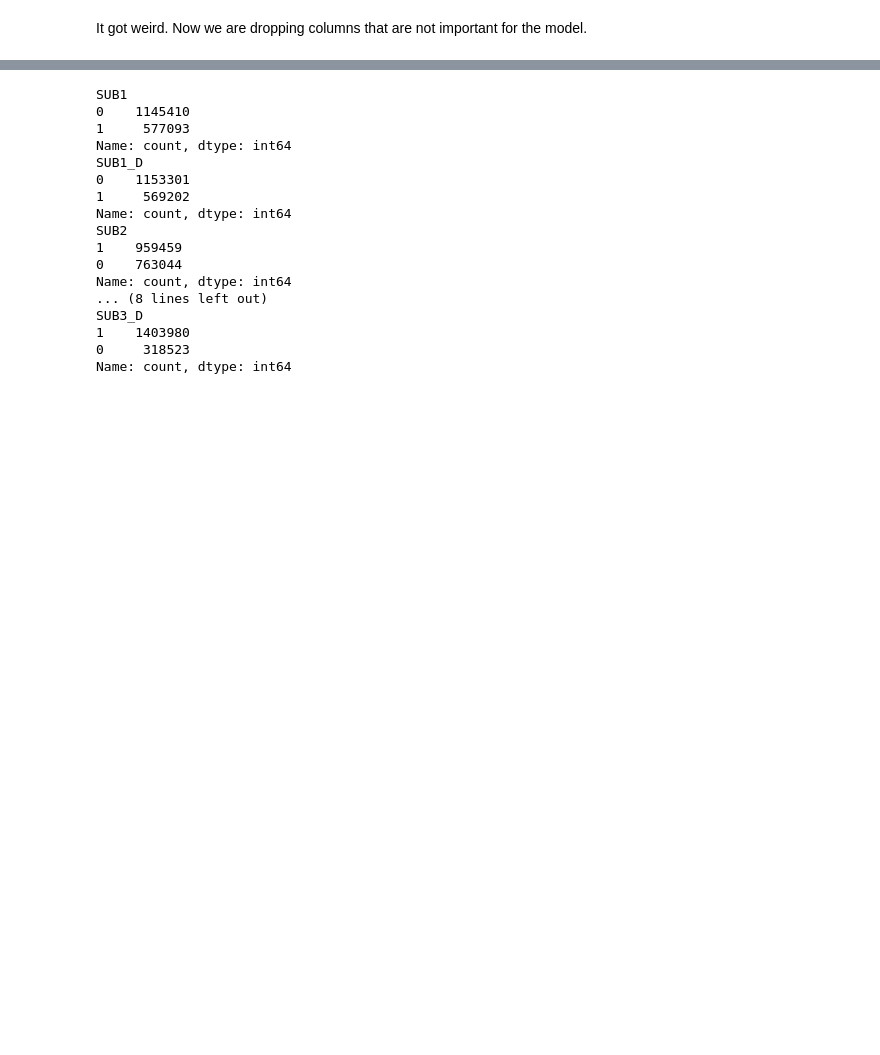
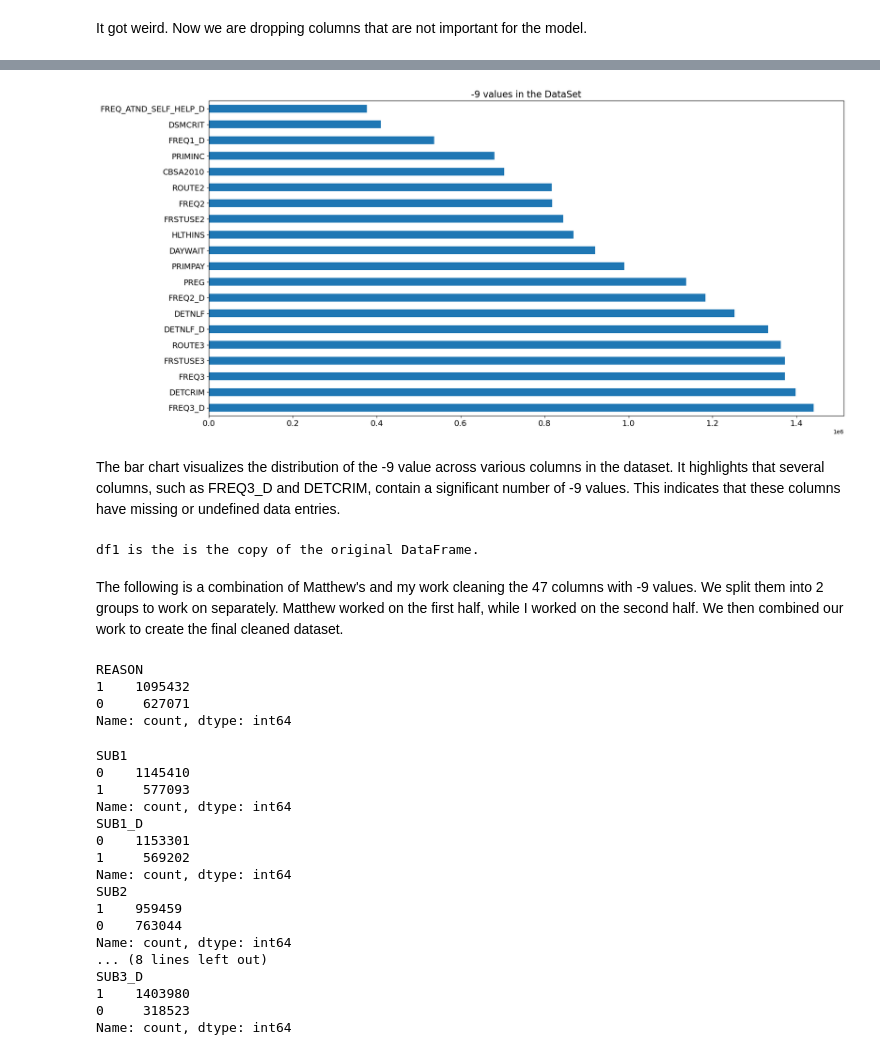
Before and after one commit to MWatkins87/Project-2-Group-2, a Jupyter notebook: beau_d_new.ipynb, the cells around one changed output, grey strips where cells are left out. Saved outputs shown, nothing was run; the diff lists cells and outputs as text; code cells hidden in the pictures; blank space fills up the shorter version.

```diff
--- a/beau_d_new.ipynb
+++ b/beau_d_new.ipynb
@@ -417,0 +947,14 @@ Name: count, dtype: int64
+# %%
+while True:
+    try:
+        df = pd.read_csv('tedsd_puf_2019.csv')
+        if df.empty:
+            print('DataFrame is empty. Trying again...')
+        else:
+            print('The first 5 rows of the DataSet:')
+            print(df.head())
+            print('The CSV has been loaded successfully!')
+            break
+    except Exception as e:
+        print('Error occurred:', e)
+        print('Trying again...')
@@ -418,3 +1157,42 @@ Name: count, dtype: int64
+# %%
+# Visualize -9 values
+plt.figure(figsize=(20, 10))  # Increase figure size
+top_n = 20  # Limit to top 20 bars
+df.isin([-9]).sum().nlargest(top_n).plot(kind='barh', fontsize=14)  # Increase font size
+plt.title('-9 values in the DataSet', fontsize=16)  # Increase title font size
+plt.show()
+# %% [output]
+[figure, added]
+# %% [markdown]
+The bar chart visualizes the distribution of the -9 value across various columns in the dataset. It highlights that several columns, such as FREQ3_D and DETCRIM, contain a significant number of -9 values. This indicates that these columns have missing or undefined data entries.
+# %%
+# Create a copy of the original DataFrame
+df1 = df.copy()
+print('df1 is the is the copy of the original DataFrame.')
+# %% [output]
+df1 is the is the copy of the original DataFrame.
+# %% [markdown]
+The following is a combination of Matthew's and my work cleaning the 47 columns with -9 values. We split them into 2 groups to work on separately. Matthew worked on the first half, while I worked on the second half. We then combined our work to create the final cleaned dataset.
+# %%
+for value in df1['REASON']:
+    if value == 1:
+        value = value
+    elif value == 4:
+        value = 1
+    else:
+        value = 0
+df1['REASON'] = df1['REASON'].replace(4, 1)
+df1['REASON'] = df1['REASON'].replace(2, 0)
+df1['REASON'] = df1['REASON'].replace(3, 0)
+df1['REASON'] = df1['REASON'].replace(5, 0)
+df1['REASON'] = df1['REASON'].replace(6, 0)
+df1['REASON'] = df1['REASON'].replace(7, 0)
+df1['REASON'].value_counts()
+# %% [output]
+REASON
+1    1095432
+0     627071
+Name: count, dtype: int64
 # %%
 # time to clean up the data starting with SUB1_D
 # alcohol could be a success, mmj could be a success
```
Also changed, not shown: parts of 120 cells of this notebook.
